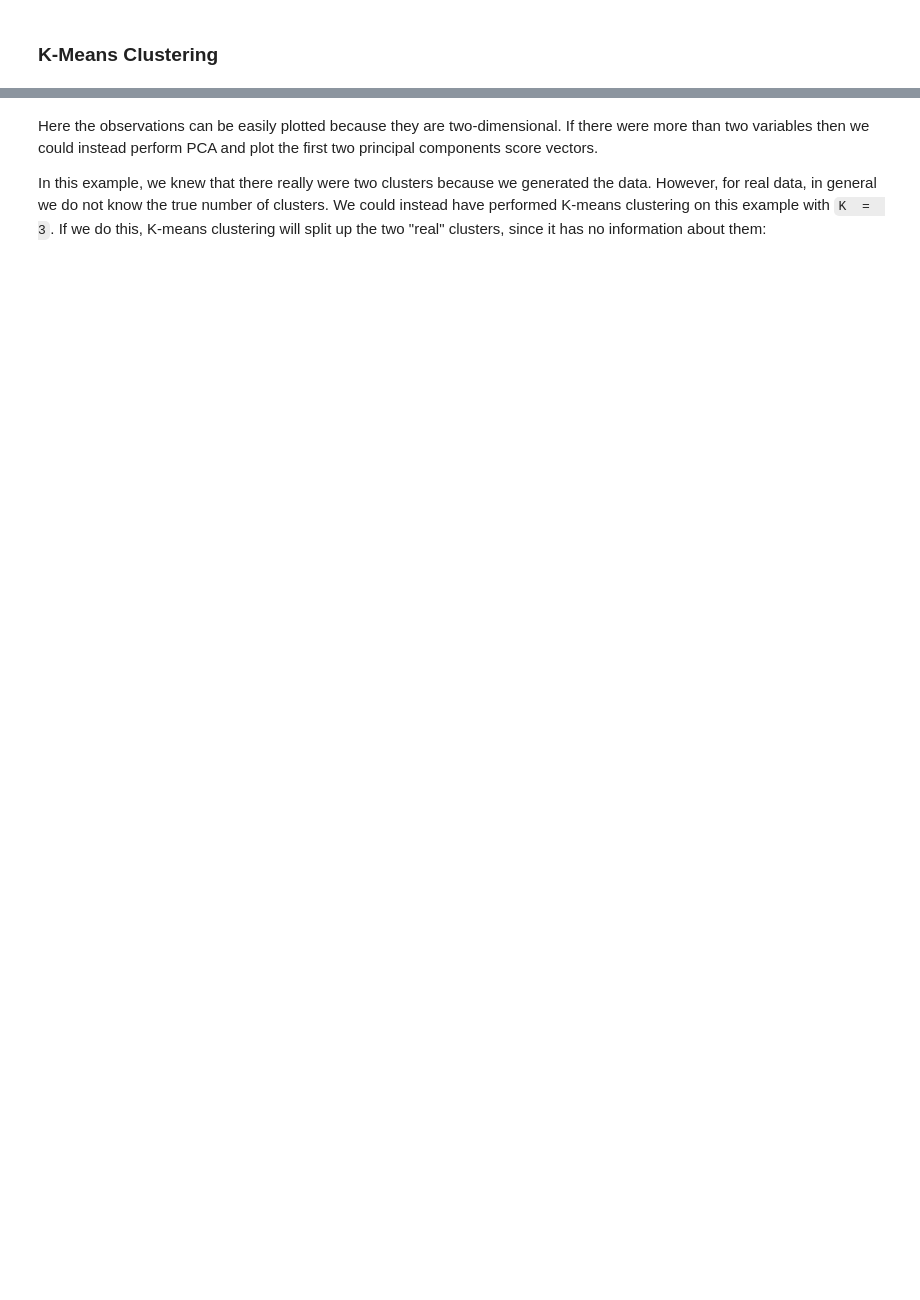
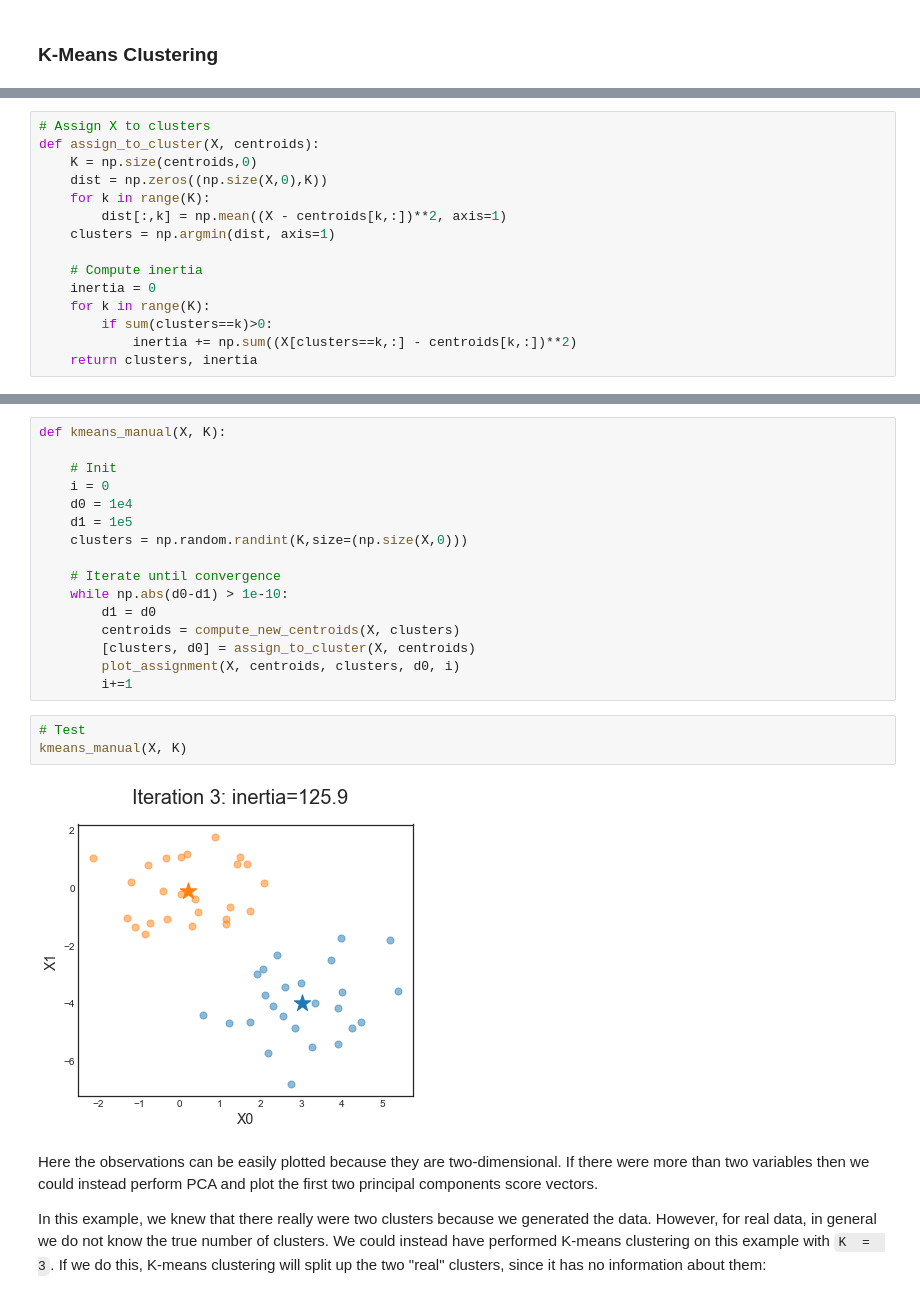
Before and after one commit to matteocourthoud/Machine-Learning-for-Economic-Analysis, a Jupyter notebook: 10_unsupervised.ipynb, the cells around one changed output, grey strips where cells are left out. Cells and saved outputs as stored; diff of their text form; blank space fills up the shorter version.

```diff
--- a/10_unsupervised.ipynb
+++ b/10_unsupervised.ipynb
@@ -310,0 +375,15 @@ Text(0, 0.5, 'X1')
+# %%
+# Assign X to clusters
+def assign_to_cluster(X, centroids):
+    K = np.size(centroids,0)
+    dist = np.zeros((np.size(X,0),K))
+    for k in range(K):
+        dist[:,k] = np.mean((X - centroids[k,:])**2, axis=1)
+    clusters = np.argmin(dist, axis=1)
+
+    # Compute inertia
+    inertia = 0
+    for k in range(K):
+        if sum(clusters==k)>0:
+            inertia += np.sum((X[clusters==k,:] - centroids[k,:])**2)
+    return clusters, inertia
@@ -311,3 +400,24 @@ Text(0, 0.5, 'X1')
+# %%
+def kmeans_manual(X, K):
+
+    # Init
+    i = 0
+    d0 = 1e4
+    d1 = 1e5
+    clusters = np.random.randint(K,size=(np.size(X,0)))
+
+    # Iterate until convergence
+    while np.abs(d0-d1) > 1e-10:
+        d1 = d0
+        centroids = compute_new_centroids(X, clusters)
+        [clusters, d0] = assign_to_cluster(X, centroids)
+        plot_assignment(X, centroids, clusters, d0, i)
+        i+=1
+# %%
+# Test
+kmeans_manual(X, K)
+# %% [output]
+[figure, added]
 # %% [markdown]
 Here the observations can be easily plotted because they are two-dimensional.
 If there were more than two variables then we could instead perform PCA
```
Also changed, not shown: parts of 57 cells of this notebook.
